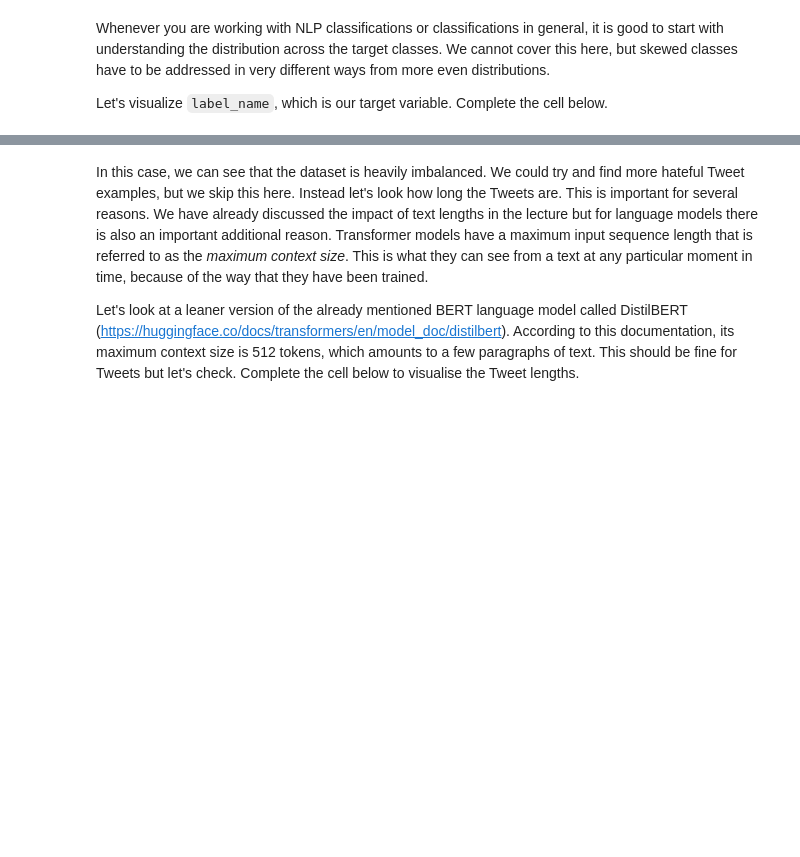
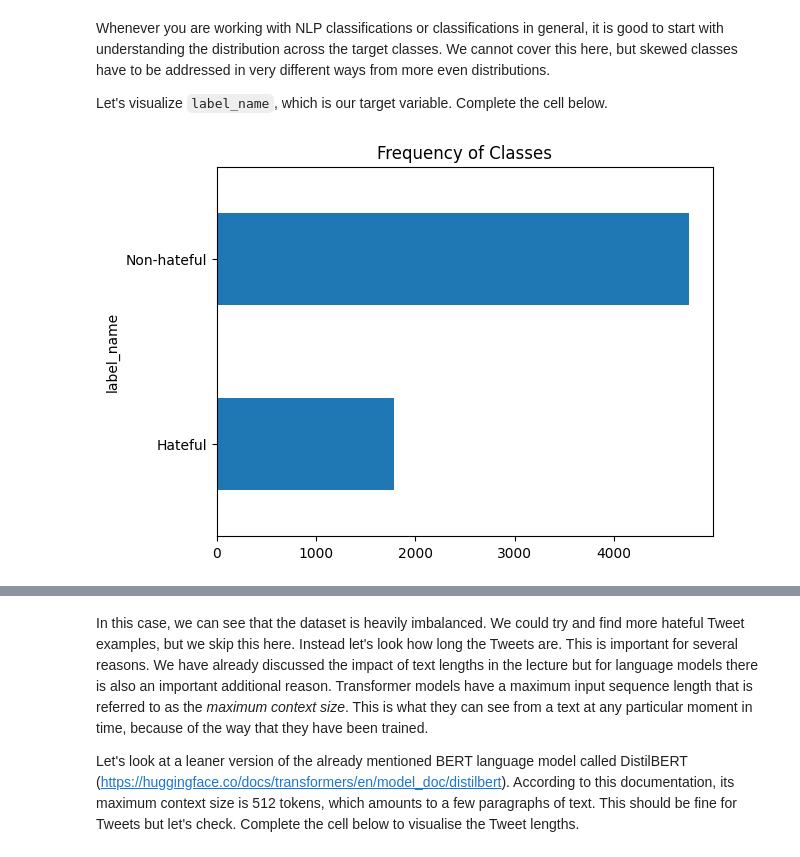
Before and after one commit to onni-Q/workshop_notebooks, a Jupyter notebook: Week4_Workshop.ipynb, the cells around one changed output, grey strips where cells are left out. Drawn from its saved outputs; the diff is of its cells as text; code cells hidden in the pictures; blank space fills up the shorter version.

```diff
--- a/Week4_Workshop.ipynb
+++ b/Week4_Workshop.ipynb
@@ -299,5 +393,5 @@ print('All tests passed!')
 As a reminder, label 0 stands for non-hateful and 1 for hateful. Let's add a column 'label_name' to reflect this. Do you remember `np.where`? Complete the cell below.
 # %%
 #Complete cell
-df_hs['label_name'] = np.where(df_hs['label'] == ___, 'Non-hateful', 'Hateful')
+df_hs['label_name'] = np.where(df_hs['label'] == 0, 'Non-hateful', 'Hateful')
 df_hs.head()
@@ -312,10 +422,12 @@ Let's visualize `label_name`, which is our target variable. Complete the cell be
 # %%
 #Complete cell
 
-import matplotlib.pyplot as ___
+import matplotlib.pyplot as plt
 
 df_hs["label_name"].value_counts(ascending=True).plot.barh()
 plt.title("Frequency of Classes")
-plt.___()
+plt.show()
+# %% [output]
+[figure, added]
 # %%
 q3.hint()
```
Also changed, not shown: parts of 59 cells of this notebook.
